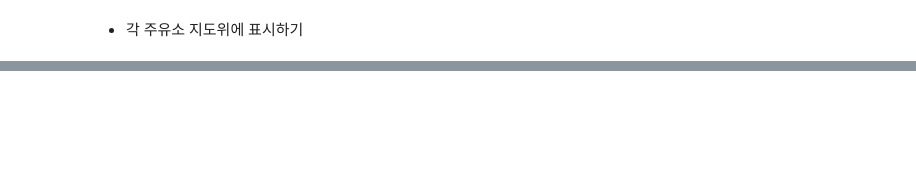
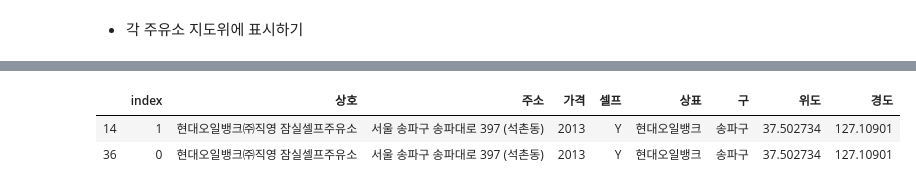
Before and after one commit to Lunawood/DataAnalysis-Lecture-2022.04, a Jupyter notebook: 05.Crawling/14.Opinet.ipynb, the cells around one changed output, grey strips where cells are left out. Cells and saved outputs as stored; diff of their text form; code cells hidden in the pictures; blank space fills up the shorter version.

```diff
--- a/05.Crawling/14.Opinet.ipynb
+++ b/05.Crawling/14.Opinet.ipynb
@@ -437,0 +448,6 @@ map
+# %%
+cheap[cheap.주소 == "서울 송파구 송파대로 397 (석촌동)"]
+# %% [output]
+|  | index | 상호 | 주소 | 가격 | 셀프 | 상표 | 구 | 위도 | 경도 |
+| 14 | 1 | 현대오일뱅크㈜직영 잠실셀프주유소 | 서울 송파구 송파대로 397 (석촌동) | 2013 | Y | 현대오일뱅크 | 송파구 | 37.502734 | 127.10901 |
+| 36 | 0 | 현대오일뱅크㈜직영 잠실셀프주유소 | 서울 송파구 송파대로 397 (석촌동) | 2013 | Y | 현대오일뱅크 | 송파구 | 37.502734 | 127.10901 |
```
Also changed, not shown: parts of 25 cells of this notebook, 16 other files.
